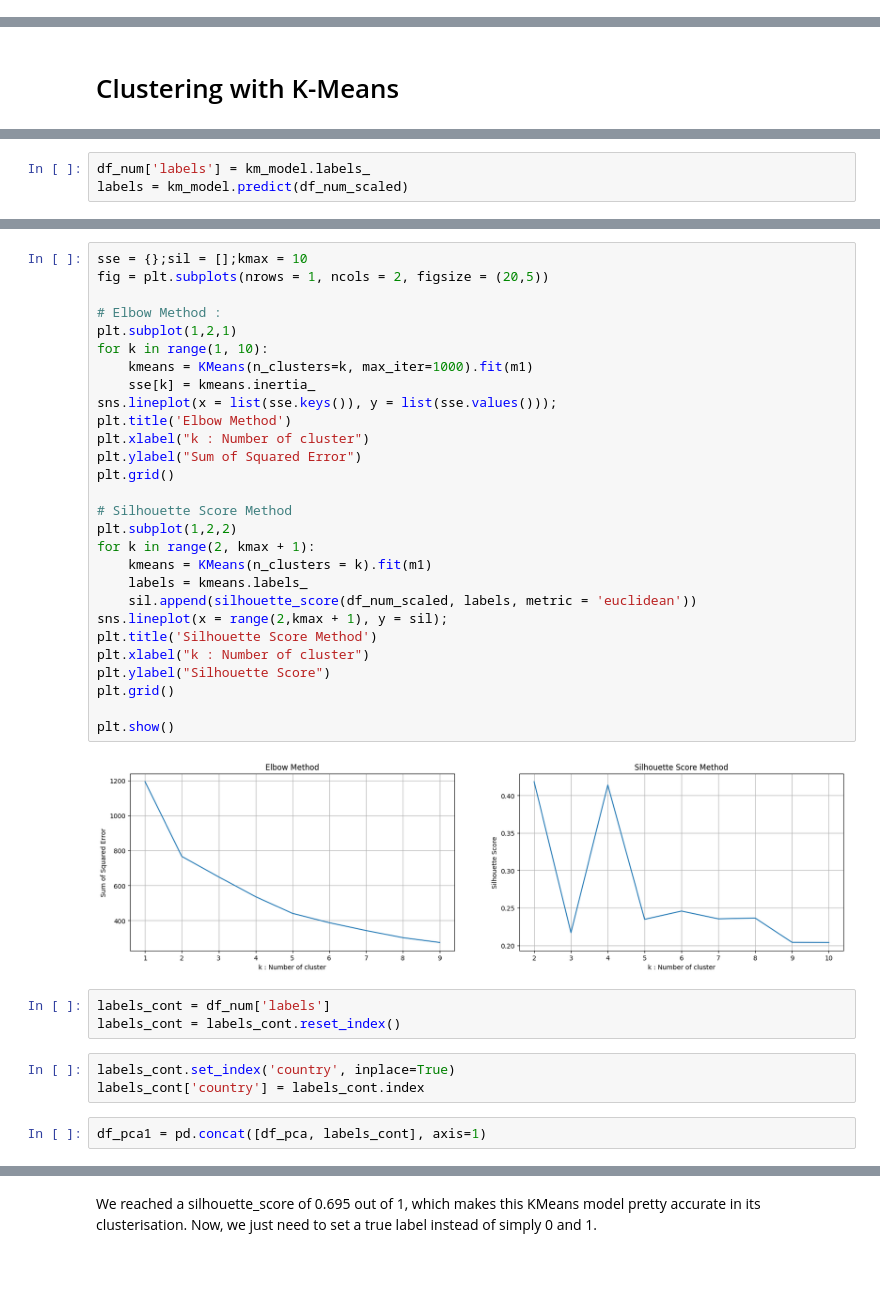
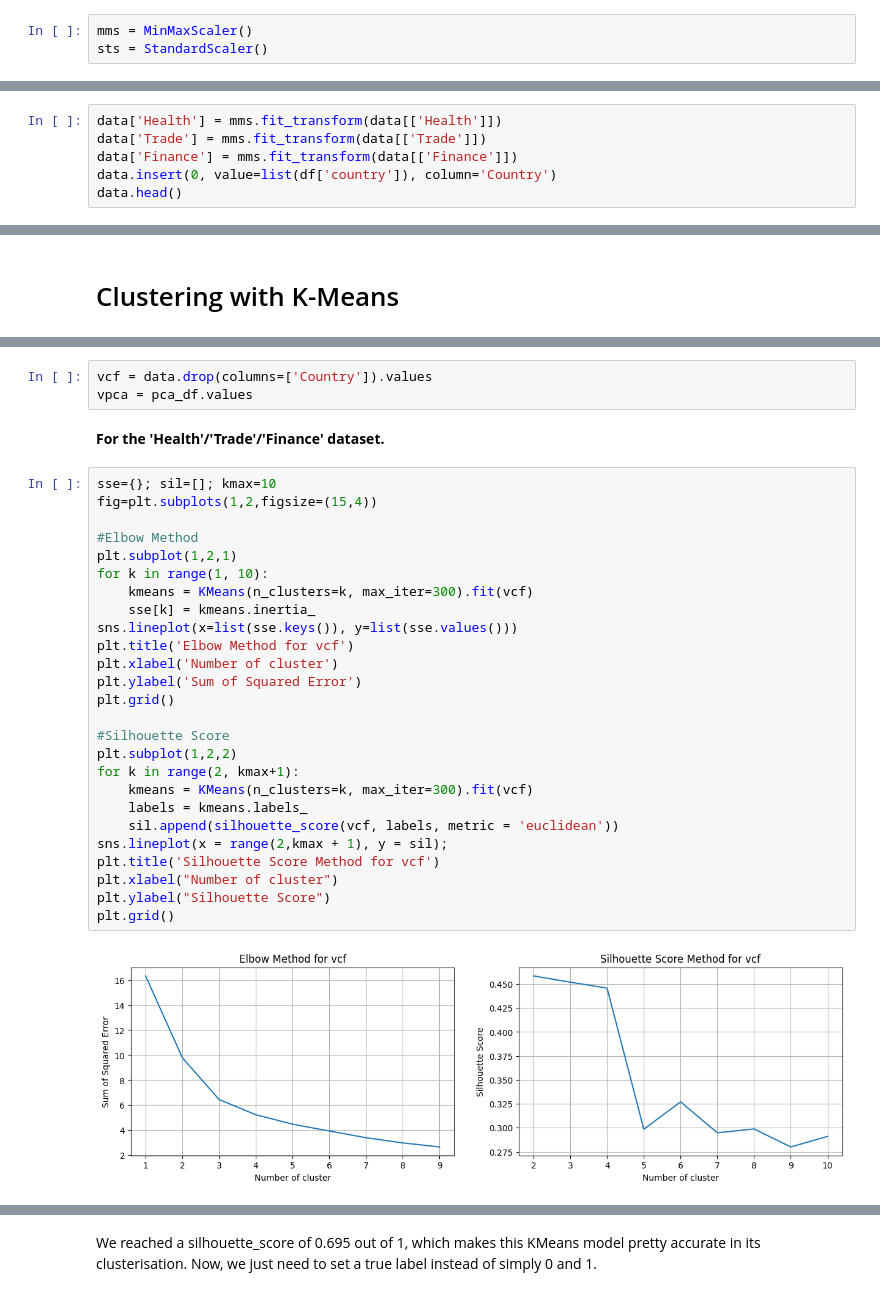
Before and after one commit to Clement733/Global-Aid-Assessment-and-Continent-Classification, a Jupyter notebook: project.ipynb, the cells around one changed output, grey strips where cells are left out. Drawn from its saved outputs; the diff is of its cells as text; blank space fills up the shorter version.

Commit message:
Scaled data, started building model

```diff
--- a/project.ipynb
+++ b/project.ipynb
@@ -812,0 +771,3 @@ Now we do know which continent each country is in, but can a Cluster model detec
+# %%
+mms = MinMaxScaler()
+sts = StandardScaler()
@@ -812,0 +776,6 @@ Now we do know which continent each country is in, but can a Cluster model detec
+# %%
+data['Health'] = mms.fit_transform(data[['Health']])
+data['Trade'] = mms.fit_transform(data[['Trade']])
+data['Finance'] = mms.fit_transform(data[['Finance']])
+data.insert(0, value=list(df['country']), column='Country')
+data.head()
@@ -854,3 +848,0 @@ array([0, 0, 0, 0, 0, 0, 0, 1, 1, 0, 1, 1, 0, 0, 0, 1, 0, 0, 0, 0, 0, 0,
-# %%
-df_num['labels'] = km_model.labels_
-labels = km_model.predict(df_num_scaled)
@@ -1036,38 +853,33 @@ m1 = pca_country.values
+# %%
+vcf = data.drop(columns=['Country']).values
+vpca = pca_df.values
+# %% [markdown]
+**For the 'Health'/'Trade'/'Finance' dataset.**
 # %%
-sse = {};sil = [];kmax = 10
-fig = plt.subplots(nrows = 1, ncols = 2, figsize = (20,5))
+sse={}; sil=[]; kmax=10
+fig=plt.subplots(1,2,figsize=(15,4))
 
-# Elbow Method :
+#Elbow Method
 plt.subplot(1,2,1)
 for k in range(1, 10):
-    kmeans = KMeans(n_clusters=k, max_iter=1000).fit(m1)
+    kmeans = KMeans(n_clusters=k, max_iter=300).fit(vcf)
     sse[k] = kmeans.inertia_
-sns.lineplot(x = list(sse.keys()), y = list(sse.values()));
-plt.title('Elbow Method')
-plt.xlabel("k : Number of cluster")
-plt.ylabel("Sum of Squared Error")
+sns.lineplot(x=list(sse.keys()), y=list(sse.values()))
+plt.title('Elbow Method for vcf')
+plt.xlabel('Number of cluster')
+plt.ylabel('Sum of Squared Error')
 plt.grid()
 
-# Silhouette Score Method
+#Silhouette Score
 plt.subplot(1,2,2)
-for k in range(2, kmax + 1):
-    kmeans = KMeans(n_clusters = k).fit(m1)
+for k in range(2, kmax+1):
+    kmeans = KMeans(n_clusters=k, max_iter=300).fit(vcf)
     labels = kmeans.labels_
-    sil.append(silhouette_score(df_num_scaled, labels, metric = 'euclidean'))
+    sil.append(silhouette_score(vcf, labels, metric = 'euclidean'))
 sns.lineplot(x = range(2,kmax + 1), y = sil);
-plt.title('Silhouette Score Method')
-plt.xlabel("k : Number of cluster")
+plt.title('Silhouette Score Method for vcf')
+plt.xlabel("Number of cluster")
 plt.ylabel("Silhouette Score")
 plt.grid()
-
-plt.show()
 # %% [output]
-[figure, old version]
+[figure, new version]
-# %%
-labels_cont = df_num['labels']
-labels_cont = labels_cont.reset_index()
-# %%
-labels_cont.set_index('country', inplace=True)
-labels_cont['country'] = labels_cont.index
-# %%
-df_pca1 = pd.concat([df_pca, labels_cont], axis=1)
```
Also changed, not shown: parts of 54 cells of this notebook.
